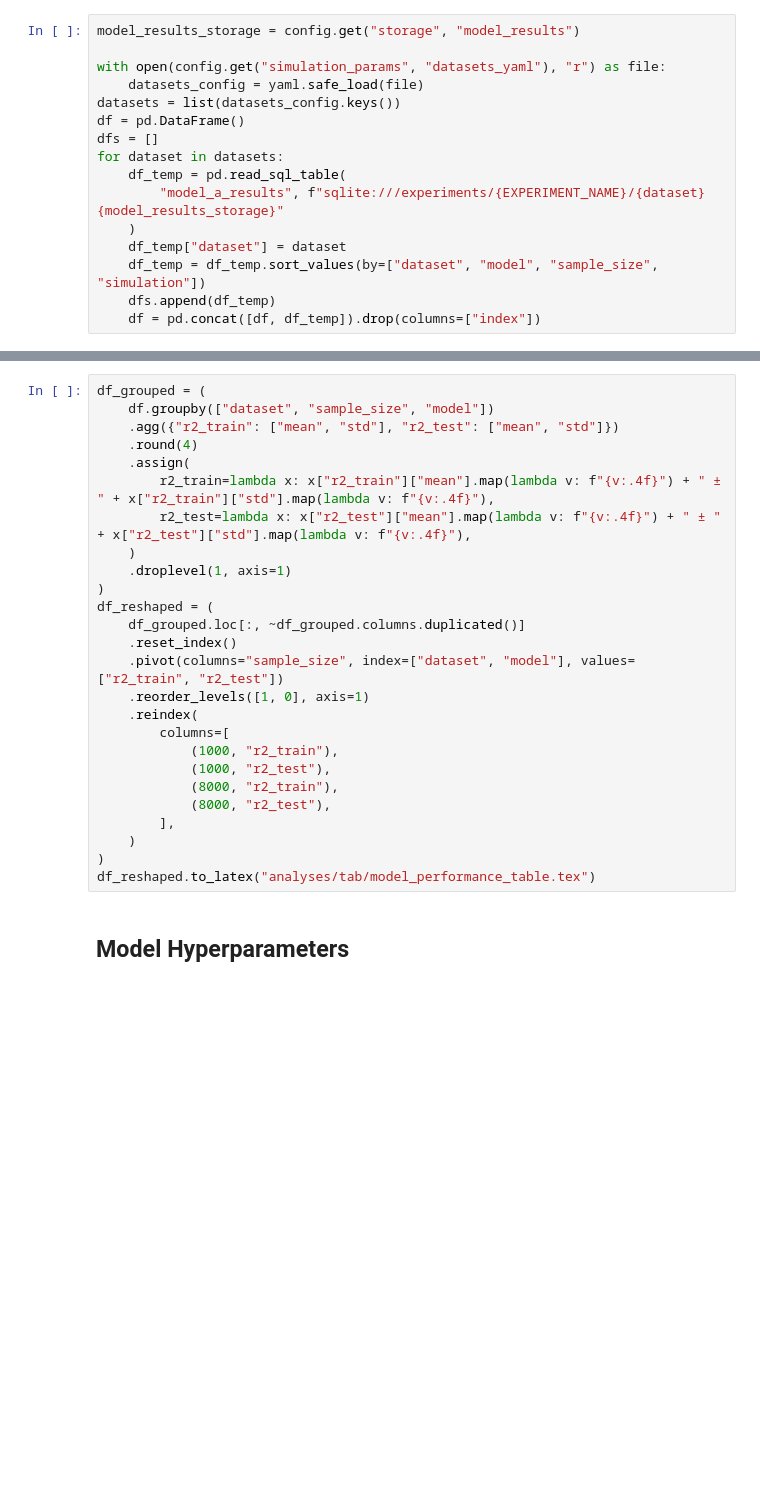
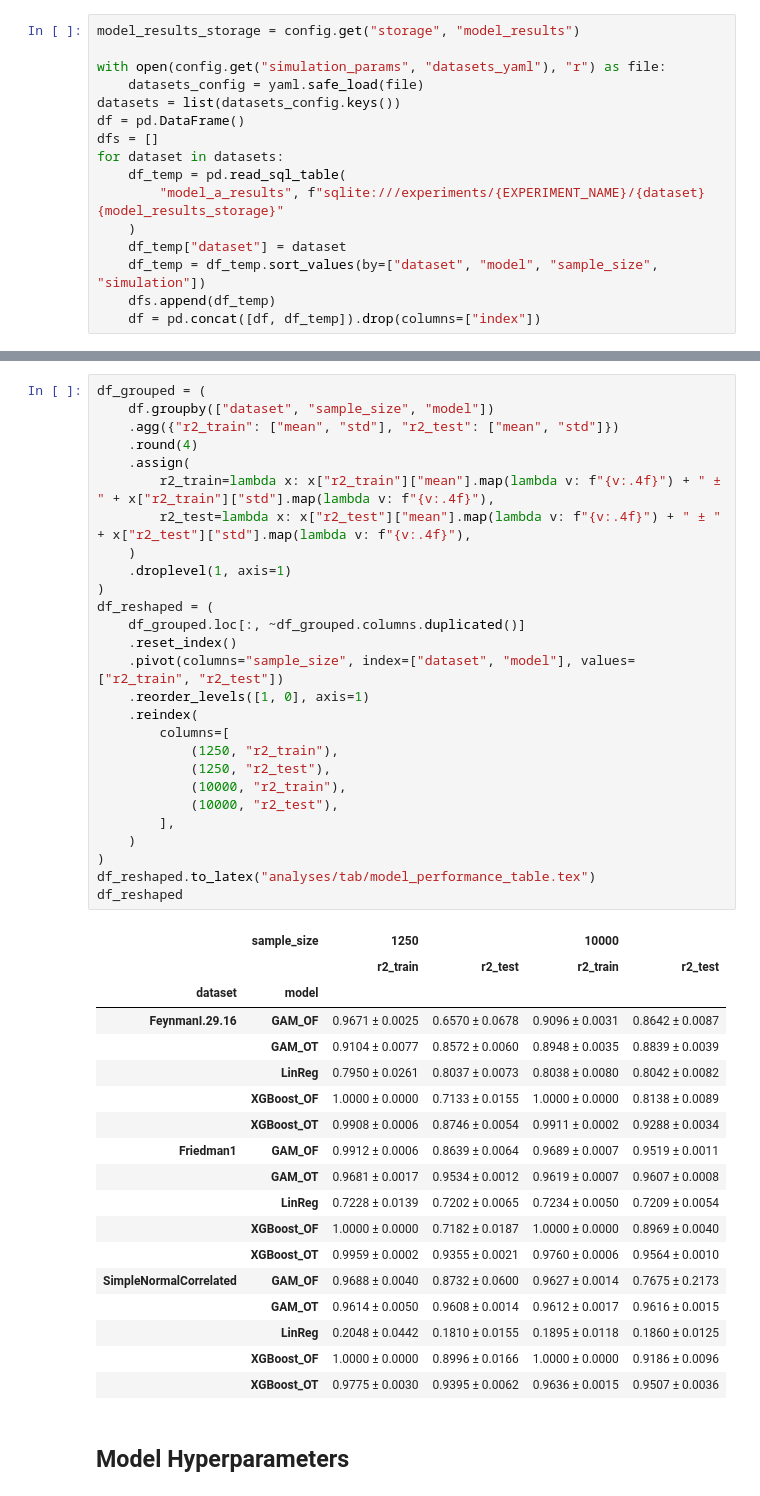
Before and after one commit to slds-lmu/paper_2026_xai_feature_effects_code, a Jupyter notebook: analyses/model_performance_analysis.ipynb, the cells around one changed output, grey strips where cells are left out. Saved outputs shown, nothing was run; the diff lists cells and outputs as text; blank space fills up the shorter version.

```diff
--- a/analyses/model_performance_analysis.ipynb
+++ b/analyses/model_performance_analysis.ipynb
@@ -51,29 +51,49 @@ for df_, dataset in zip(dfs, datasets):
 # %%
 df_grouped = (
     df.groupby(["dataset", "sample_size", "model"])
     .agg({"r2_train": ["mean", "std"], "r2_test": ["mean", "std"]})
     .round(4)
     .assign(
         r2_train=lambda x: x["r2_train"]["mean"].map(lambda v: f"{v:.4f}") + " ± " + x["r2_train"]["std"].map(lambda v: f"{v:.4f}"),
         r2_test=lambda x: x["r2_test"]["mean"].map(lambda v: f"{v:.4f}") + " ± " + x["r2_test"]["std"].map(lambda v: f"{v:.4f}"),
     )
     .droplevel(1, axis=1)
 )
 df_reshaped = (
     df_grouped.loc[:, ~df_grouped.columns.duplicated()]
     .reset_index()
     .pivot(columns="sample_size", index=["dataset", "model"], values=["r2_train", "r2_test"])
     .reorder_levels([1, 0], axis=1)
     .reindex(
         columns=[
-            (1000, "r2_train"),
-            (1000, "r2_test"),
-            (8000, "r2_train"),
-            (8000, "r2_test"),
+            (1250, "r2_train"),
+            (1250, "r2_test"),
+            (10000, "r2_train"),
+            (10000, "r2_test"),
         ],
     )
 )
 df_reshaped.to_latex("analyses/tab/model_performance_table.tex")
+df_reshaped
+# %% [output]
+|  | sample_size | 1250 |  | 10000 |  |
+|  |  | r2_train | r2_test | r2_train | r2_test |
+| dataset | model |  |  |  |  |
+| FeynmanI.29.16 | GAM_OF | 0.9671 ± 0.0025 | 0.6570 ± 0.0678 | 0.9096 ± 0.0031 | 0.8642 ± 0.0087 |
+|  | GAM_OT | 0.9104 ± 0.0077 | 0.8572 ± 0.0060 | 0.8948 ± 0.0035 | 0.8839 ± 0.0039 |
+|  | LinReg | 0.7950 ± 0.0261 | 0.8037 ± 0.0073 | 0.8038 ± 0.0080 | 0.8042 ± 0.0082 |
+|  | XGBoost_OF | 1.0000 ± 0.0000 | 0.7133 ± 0.0155 | 1.0000 ± 0.0000 | 0.8138 ± 0.0089 |
+|  | XGBoost_OT | 0.9908 ± 0.0006 | 0.8746 ± 0.0054 | 0.9911 ± 0.0002 | 0.9288 ± 0.0034 |
+| Friedman1 | GAM_OF | 0.9912 ± 0.0006 | 0.8639 ± 0.0064 | 0.9689 ± 0.0007 | 0.9519 ± 0.0011 |
+|  | GAM_OT | 0.9681 ± 0.0017 | 0.9534 ± 0.0012 | 0.9619 ± 0.0007 | 0.9607 ± 0.0008 |
+|  | LinReg | 0.7228 ± 0.0139 | 0.7202 ± 0.0065 | 0.7234 ± 0.0050 | 0.7209 ± 0.0054 |
+|  | XGBoost_OF | 1.0000 ± 0.0000 | 0.7182 ± 0.0187 | 1.0000 ± 0.0000 | 0.8969 ± 0.0040 |
+|  | XGBoost_OT | 0.9959 ± 0.0002 | 0.9355 ± 0.0021 | 0.9760 ± 0.0006 | 0.9564 ± 0.0010 |
+| SimpleNormalCorrelated | GAM_OF | 0.9688 ± 0.0040 | 0.8732 ± 0.0600 | 0.9627 ± 0.0014 | 0.7675 ± 0.2173 |
+|  | GAM_OT | 0.9614 ± 0.0050 | 0.9608 ± 0.0014 | 0.9612 ± 0.0017 | 0.9616 ± 0.0015 |
+|  | LinReg | 0.2048 ± 0.0442 | 0.1810 ± 0.0155 | 0.1895 ± 0.0118 | 0.1860 ± 0.0125 |
+|  | XGBoost_OF | 1.0000 ± 0.0000 | 0.8996 ± 0.0166 | 1.0000 ± 0.0000 | 0.9186 ± 0.0096 |
+|  | XGBoost_OT | 0.9775 ± 0.0030 | 0.9395 ± 0.0062 | 0.9636 ± 0.0015 | 0.9507 ± 0.0036 |
 # %% [markdown]
 ## Model Hyperparameters
 # %%
```
Also changed, not shown: parts of 1 cell of this notebook, 3 other files.
